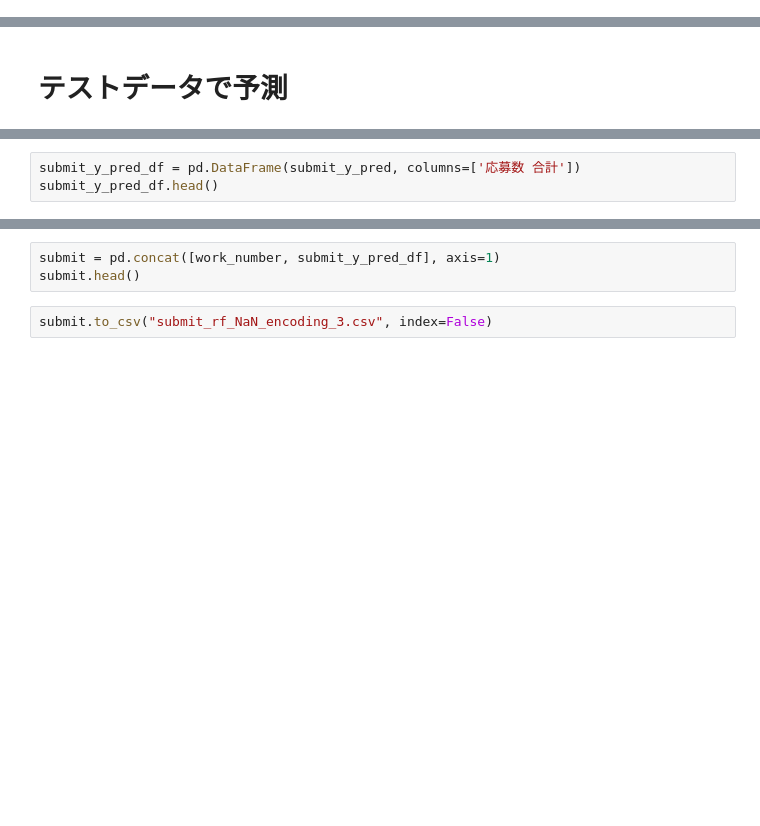
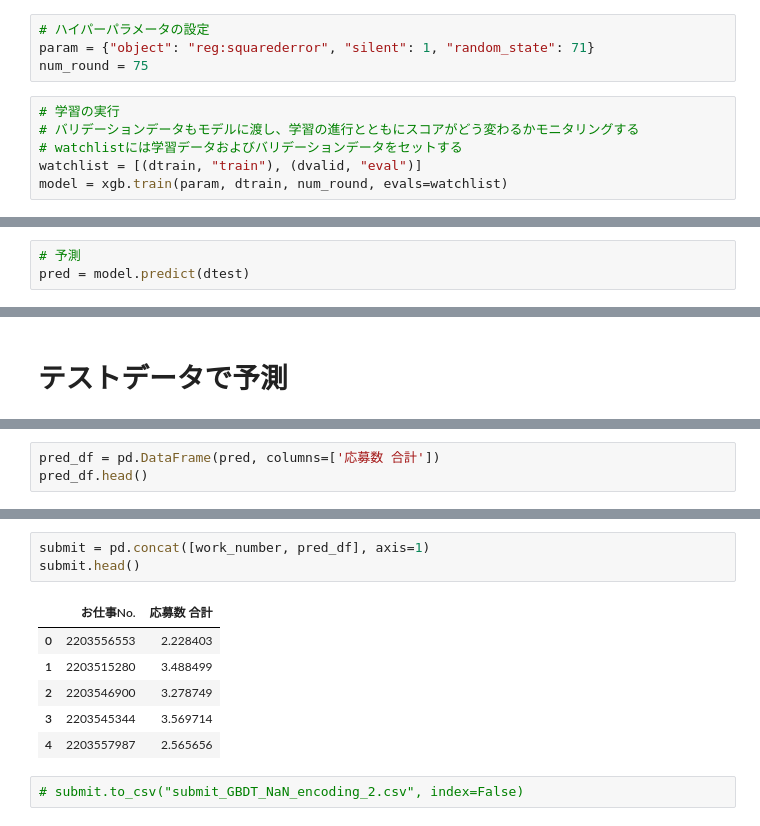
Before and after one commit to NatsukiH/apply_prediction, a Jupyter notebook: submit_GBDT_NaN_encoding_2_select.ipynb, the cells around one changed output, grey strips where cells are left out. Drawn from its saved outputs; the diff is of its cells as text; blank space fills up the shorter version.

```diff
--- a/submit_rf_NaN_encoding_3.ipynb
+++ b/submit_GBDT_NaN_encoding_2_select.ipynb
@@ -483,0 +499,10 @@ y_pred.shape
+# %%
+# ハイパーパラメータの設定
+param = {"object": "reg:squarederror", "silent": 1, "random_state": 71}
+num_round = 75
+# %%
+# 学習の実行
+# バリデーションデータもモデルに渡し、学習の進行とともにスコアがどう変わるかモニタリングする
+# watchlistには学習データおよびバリデーションデータをセットする
+watchlist = [(dtrain, "train"), (dvalid, "eval")]
+model = xgb.train(param, dtrain, num_round, evals=watchlist)
@@ -486,0 +542,3 @@ np.sqrt(mean_squared_error(y_pred, y_test))
+# %%
+# 予測
+pred = model.predict(dtest)
@@ -500,3 +564,3 @@ submit_y_pred.shape
 # %%
-submit_y_pred_df = pd.DataFrame(submit_y_pred, columns=['応募数 合計'])
-submit_y_pred_df.head()
+pred_df = pd.DataFrame(pred, columns=['応募数 合計'])
+pred_df.head()
@@ -503,5 +574,12 @@ submit_y_pred_df.head()
 # %%
-submit = pd.concat([work_number, submit_y_pred_df], axis=1)
+submit = pd.concat([work_number, pred_df], axis=1)
 submit.head()
+# %% [output]
+|  | お仕事No. | 応募数 合計 |
+| 0 | 2203556553 | 2.228403 |
+| 1 | 2203515280 | 3.488499 |
+| 2 | 2203546900 | 3.278749 |
+| 3 | 2203545344 | 3.569714 |
+| 4 | 2203557987 | 2.565656 |
 # %%
-submit.to_csv("submit_rf_NaN_encoding_3.csv", index=False)
+# submit.to_csv("submit_GBDT_NaN_encoding_2.csv", index=False)
```
Also changed, not shown: parts of 34 cells of this notebook, 3 other files.
